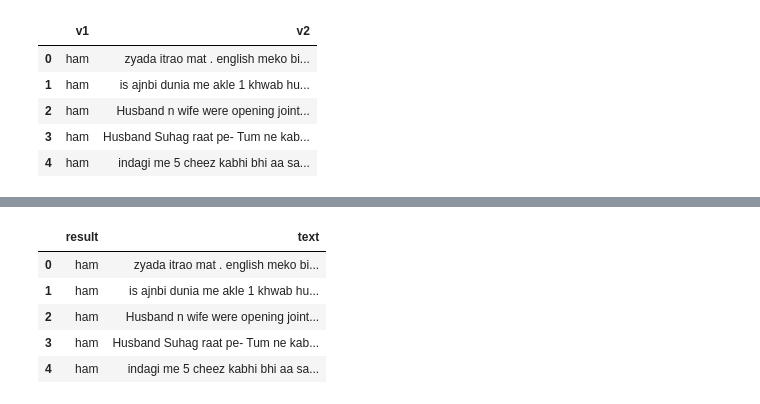
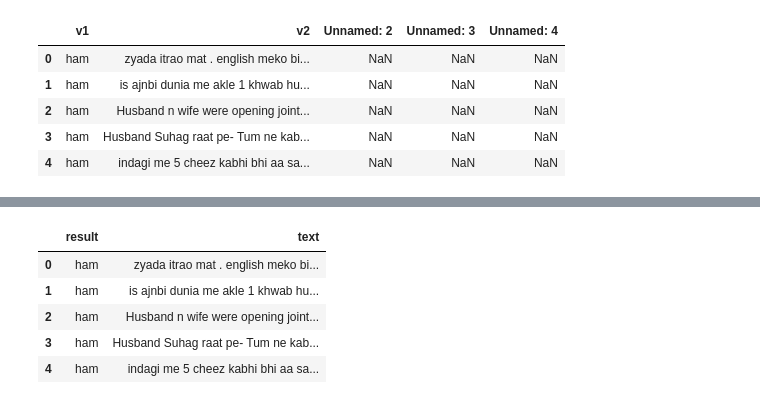
Before and after one commit to SP1910/Spam-Detection-Machine, a Jupyter notebook: Model_train_test.ipynb, the cells around one changed output, grey strips where cells are left out. Drawn from its saved outputs; the diff is of its cells as text; code cells hidden in the pictures.

Commit message:
resolved empty space error and added new data

```diff
--- a/Model_train_test.ipynb
+++ b/Model_train_test.ipynb
@@ -6,12 +6,14 @@ from sklearn.svm import SVC
 from sklearn.naive_bayes import MultinomialNB
 from sklearn.linear_model import LogisticRegression
 # %%
-data = pd.read_csv('indian_spam.csv')
+data = pd.read_csv('indian_spam.csv', encoding='latin')
+data2 = pd.read_csv('spam.csv', encoding='latin')
+data = pd.concat([data,data2], ignore_index=True)
 data.head()
 # %% [output]
-|  | v1 | v2 |
-| 0 | ham | zyada itrao mat . english meko bi... |
-| 1 | ham | is ajnbi dunia me akle 1 khwab hu... |
-| 2 | ham | Husband n wife were opening joint... |
-| 3 | ham | Husband Suhag raat pe- Tum ne kab... |
-| 4 | ham | indagi me 5 cheez kabhi bhi aa sa... |
+|  | v1 | v2 | Unnamed: 2 | Unnamed: 3 | Unnamed: 4 |
+| 0 | ham | zyada itrao mat . english meko bi... | NaN | NaN | NaN |
+| 1 | ham | is ajnbi dunia me akle 1 khwab hu... | NaN | NaN | NaN |
+| 2 | ham | Husband n wife were opening joint... | NaN | NaN | NaN |
+| 3 | ham | Husband Suhag raat pe- Tum ne kab... | NaN | NaN | NaN |
+| 4 | ham | indagi me 5 cheez kabhi bhi aa sa... | NaN | NaN | NaN |
```
Also changed, not shown: parts of 13 cells of this notebook, 2 other files.
